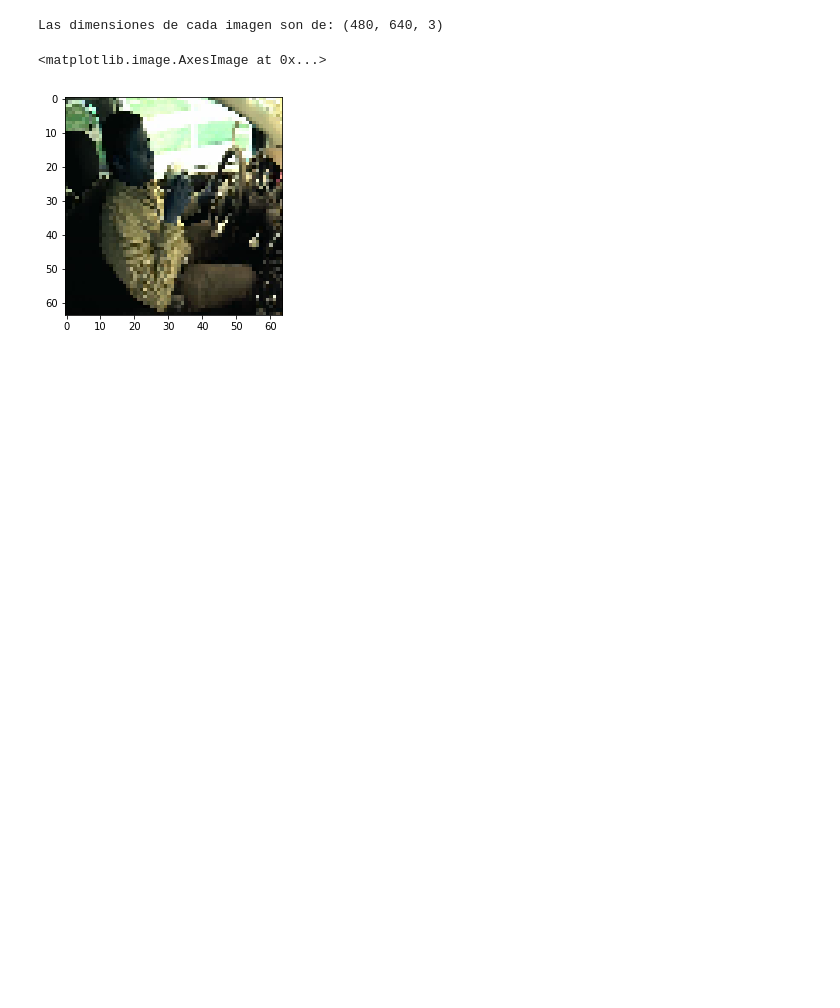
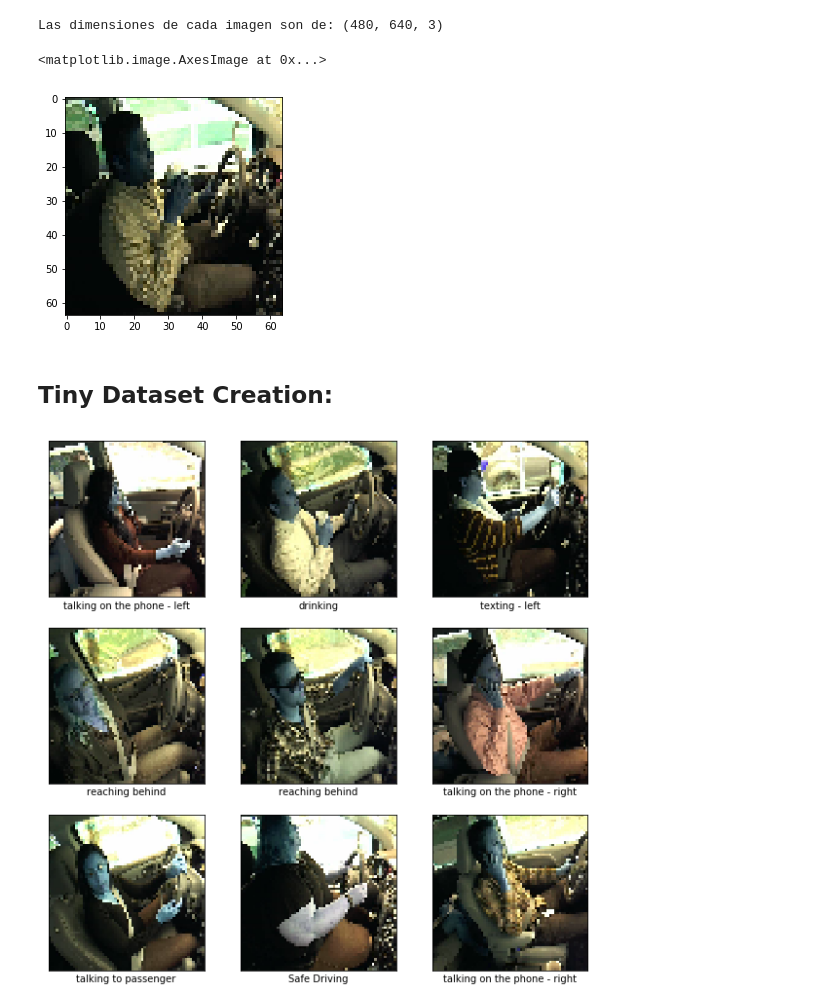
Before and after one commit to pecons/proyectoCV, a Jupyter notebook: notebooks/Data Testing.ipynb, the cells around one changed output. Saved outputs shown, nothing was run; the diff lists cells and outputs as text; code cells hidden in the pictures; blank space fills up the shorter version.

```diff
--- a/notebooks/Data Testing.ipynb
+++ b/notebooks/Data Testing.ipynb
@@ -15,5 +15,16 @@ from sklearn.metrics import *
 %matplotlib inline
 # %% [markdown]
 ## Data Analysis:
+# %%
+classes={0:'Safe Driving'
+         ,1:'texting - right'
+         ,2:'talking on the phone - right'
+         ,3:'texting - left'
+         ,4:'talking on the phone - left'
+         ,5:'operating the radio'
+         ,6:'drinking'
+         ,7:'reaching behind'
+         ,8:'hair and makeup'
+         ,9:'talking to passenger'}
 # %%
 data1 = pd.read_csv('../files/driver_imgs_list.csv')
@@ -32,6 +44,7 @@ clase : c8 Numero de ejemplares: 1911
 clase : c9 Numero de ejemplares: 2129
 # %%
 path_test_images='../../datasets/driver-detections/test/'
+path_images='../../datasets/driver-detections/train/'
 test_images_names=os.listdir(path_test_images)
 print("Numero Ejemplares Test:",len(test_images_names))
 # %% [output]
@@ -56,3 +69,32 @@ plt.imshow(imagen2)
 # %% [output]
 <matplotlib.image.AxesImage at 0x...>
 [figure]
+# %% [markdown]
+## Tiny Dataset Creation:
+# %%
+size=50
+X_train=[]
+y_train=[]
+for i in np.unique(data1["classname"]):
+    for j in np.random.choice(data1["img"][data1.classname==i],size):
+        temp_image=cv.imread(path_images+i+"/"+j)
+        X_train.append(cv.resize(temp_image,(64,64),interpolation = cv.INTER_CUBIC))
+        y_train.append(int(i[-1]))
+
+c = list(zip(X_train, y_train))
+
+random.shuffle(c)
+
+X_train,y_train = zip(*c)
+# %%
+
+plt.figure(figsize=(10,10))
+for i in range(9):
+    plt.subplot(3,3,i+1)
+    plt.xticks([])
+    plt.yticks([])
+    plt.grid(False)
+    plt.imshow(X_train[i])
+    plt.xlabel(classes[y_train[i]])
+# %% [output]
+[figure, added]
```
Also changed, not shown: parts of 2 cells of this notebook.
